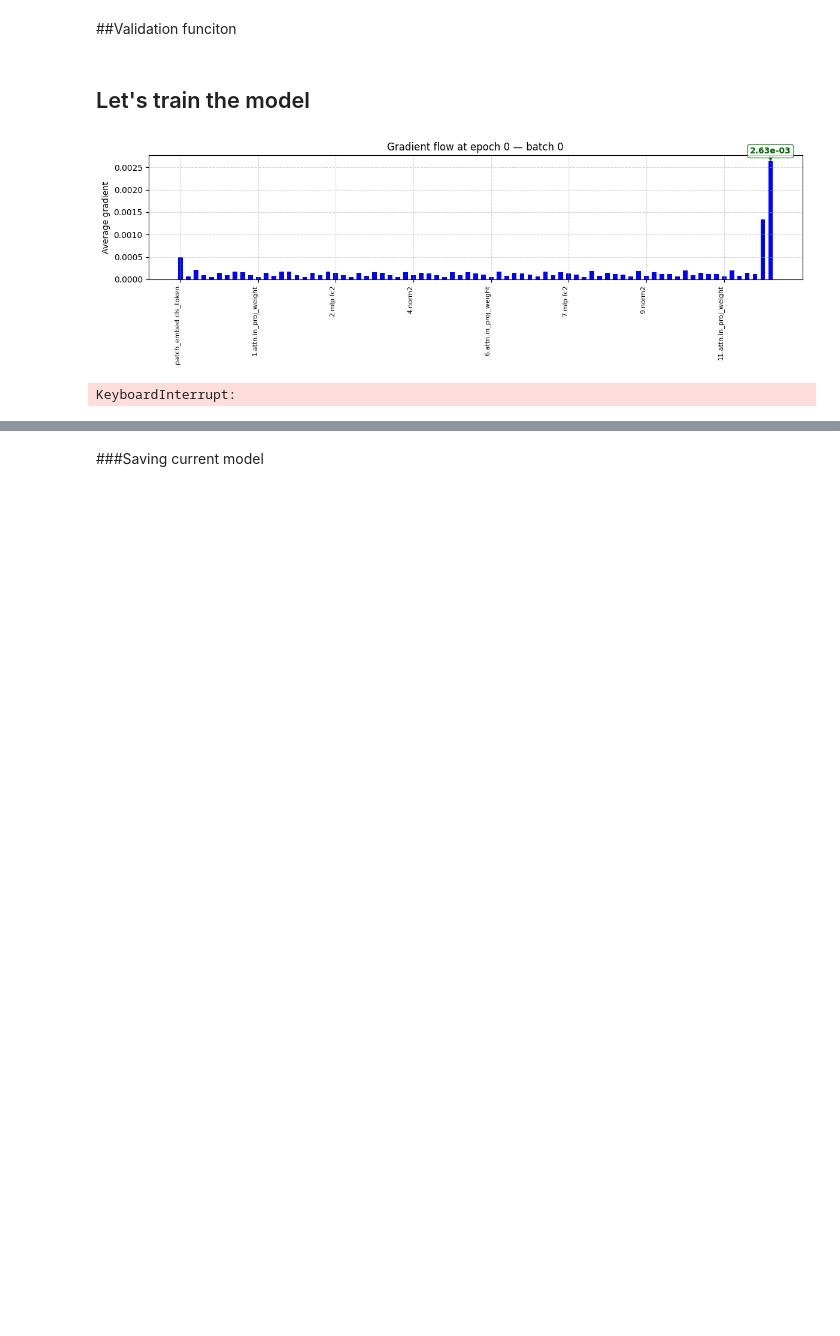
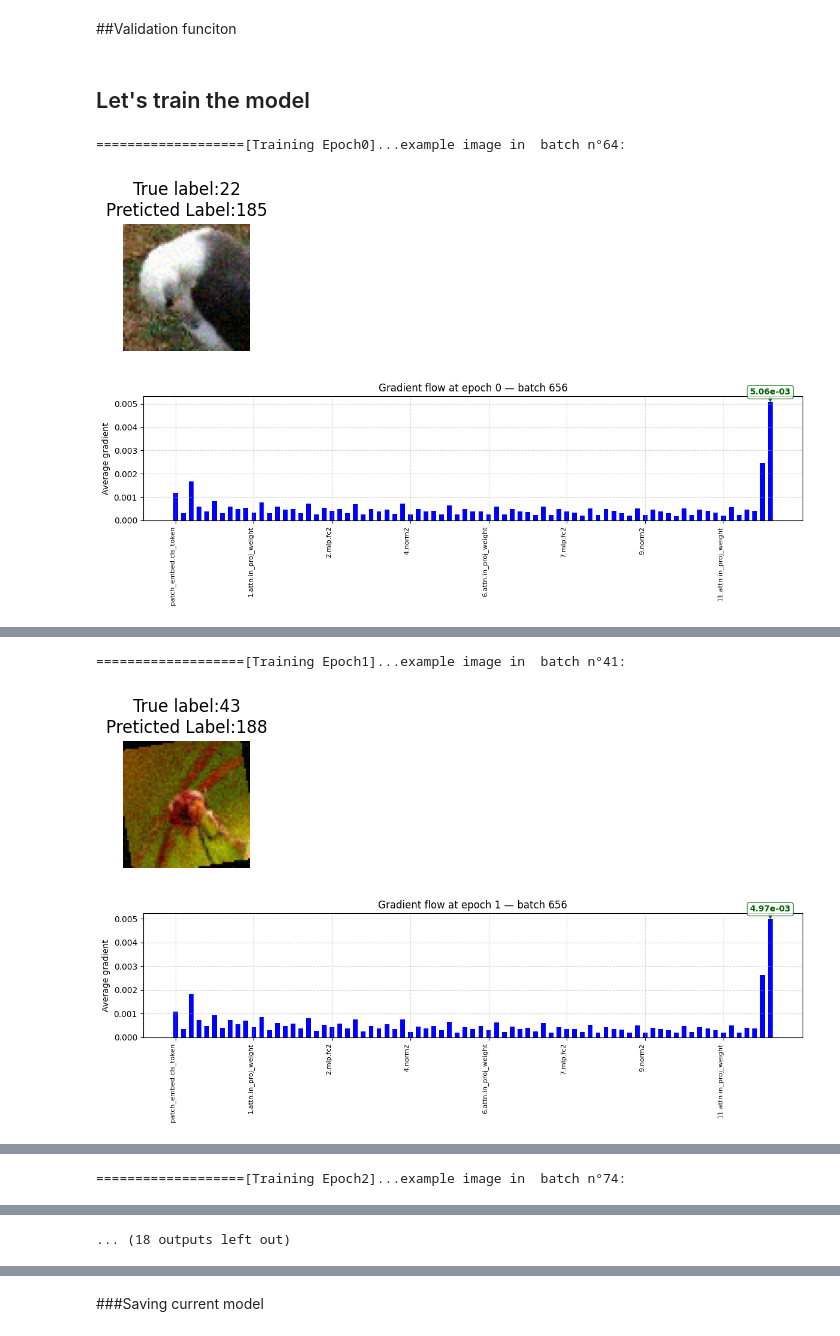
Before and after one commit to Sassotek/Mechanistic-Interpretability-for-Vision-Models-Optimization, a Jupyter notebook: Mechanistic_Interpretability_for_Vision_Models_Optimization_code.ipynb, the cells around one changed output, grey strips where cells are left out. Saved outputs shown, nothing was run; the diff lists cells and outputs as text; code cells hidden in the pictures; blank space fills up the shorter version.

Commit message:
Plots for test results added-2

```diff
--- a/Mechanistic_Interpretability_for_Vision_Models_Optimization_code.ipynb
+++ b/Mechanistic_Interpretability_for_Vision_Models_Optimization_code.ipynb
@@ -1167,7 +1154,7 @@ Create tuttecose
 #weight_decay = 0.03
 MLP_DIM = 512
 # %%
-temp_batch_size = 1024
+temp_batch_size = 128
 
 train_dataset = DatasetLoader(data_path, 'train', augmentation=True)
 validation_dataset = DatasetLoader(data_path, 'val', augmentation=False)
@@ -1205,7 +1192,7 @@ apply_stochastic_depth(model_test, drop_prob=0.1)
 loss_val = nn.CrossEntropyLoss()
 loss_train = SoftTargetCrossEntropy()
 #loss_train = nn.CrossEntropyLoss(label_smoothing=label_smoothing)
-num_epochs=2
+num_epochs=6
 
 
 ##aggiornato con model_test
@@ -1594,6 +1581,7 @@ def train(model, train_loader,optimizer, criterion, epoch,
       if(idx== num_batch_to_display):
         print(f"\n===================[Training Epoch{epoch}]...example image in  batch n°{num_batch_to_display}:\n")
         prova= inputs[0]
+        prova=denormalize(prova, MEAN, STD)
         prova= prova.cpu().permute(1, 2, 0).numpy()
         fig, ax = plt.subplots(1, 1, figsize=(5, 2))
         ax.imshow(prova)
@@ -1621,7 +1609,7 @@ def train(model, train_loader,optimizer, criterion, epoch,
 
       #with plot_out:
       #clear_output(wait=True)
-      if(idx%10 ==0 or idx == len(train_loader)-1 ):
+      if( idx == len(train_loader)-1 ):
         figura=plot_grad_flow_4(
             model.named_parameters(),
             epoch=epoch,
@@ -1755,7 +1743,7 @@ best_train_acc=0.0
 #display(bar_out_val)
 start_time = time.time()
 
-version=2
+version=3
 
 pth_model = 'model'+str(version)+'_epochs'+str(num_epochs)+'.pth'
 pth_optimizer='optimizer'+str(version)+'_epochs'+str(num_epochs)+'.pth'
@@ -1771,33 +1759,34 @@ for epoch in  range(num_epochs):
 
   if(best_val_acc<acc_val_list[epoch]):
         ##print("Saving validation accuracy...\n")
         best_val_acc=acc_val_list[epoch]
         best_epoch=epoch
   if(best_train_acc<acc_train_list[epoch]):
         ##print("Saving training accuracy...\n")
         best_train_acc=acc_train_list[epoch]
 
   if device_name in device_list:
     print("Saving model..on Pietro pc")
     pth_checkpoint = 'model'+str(version)+'_epochs'+str(epoch)+'.pth'
     torch.save(model1.state_dict(), path_saves_pc_pi+pth_model)
     pth_optimizer_checkpoint='optimizer'+str(version)+'_epochs'+str(epoch)+'.pth'
     torch.save(optimizer.state_dict(), path_saves_pc_pi+pth_optimizer_checkpoint)
     print("Model Saved in Pietro pc!")
 
 
 
   '''
   <3<3<3<3<3<3<3<3<3<3<3<3<3<3<3<3<3<3<3<3<3<3<3<3<3<3<3<3<3<3<3<3<3<3<3<3<3<3<3
   <3<3<3<3<3<3
   <3<3<3<3<3<3<3<3 LY <3<3<3<3<3<3<3<3
   '''
 
 end=time.time()
 print(RED+f"++++++++++Best epoch was {best_epoch} ++++++++++++++++++++\n")
 print(RED+f"++++++++++Best val accuracy was {best_val_acc*100.0:.4f}% ++++++++++++++++++++\n")
 print(RED+f"++++++++++Best train accuracy was {best_train_acc*100.0:.4f}% ++++++++++++++++++++\n")
-print(RED+f"++++++++++Training time: {end-start_time} ++++++++++++++++++++\n")
+print(RED+f"++++++++++Training time: {(end-start_time)/60} min ++++++++++++++++++++\n")
 # %% [output]
+===================[Training Epoch0]...example image in  batch n°64:
-[figure, old version]
+[figure, new version]
-KeyboardInterrupt:
+[figure, added]
@@ -1803,0 +1795,3 @@ KeyboardInterrupt:
+===================[Training Epoch1]...example image in  batch n°41:
+[figure, added]
+[figure, added]
@@ -1803,0 +1800 @@ KeyboardInterrupt:
+===================[Training Epoch2]...example image in  batch n°74:
@@ -1804,3 +1802,4 @@ KeyboardInterrupt:
+... (18 outputs left out)
 # %%
 #VisionTransformer_ 10.8% LR: 0.#Train and Validation Loss
 
```
Also changed, not shown: parts of 17 cells of this notebook.
